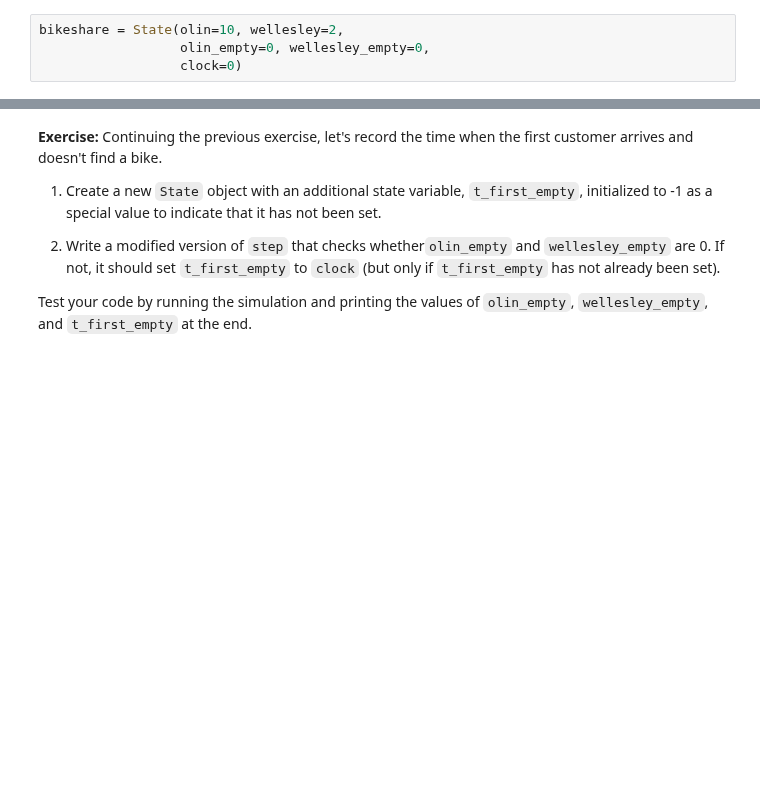
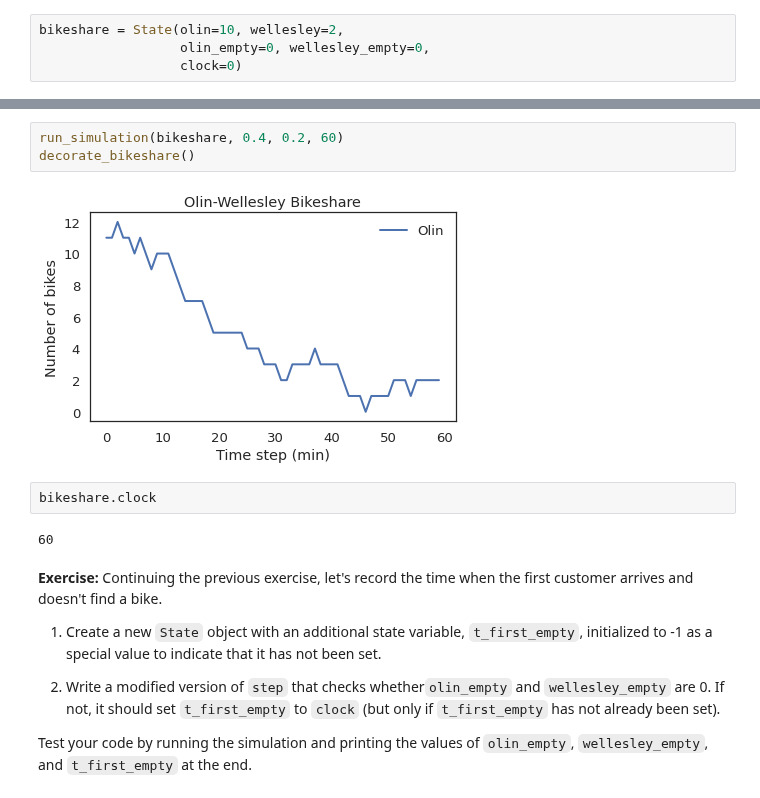
Before and after one commit to ferrysany/ModSimPy, a Jupyter notebook: colab/chap03.ipynb, the cells around one changed output, grey strips where cells are left out. Cells and saved outputs as stored; diff of their text form; blank space fills up the shorter version.

```diff
--- a/colab/chap03.ipynb
+++ b/colab/chap03.ipynb
@@ -278,3 +270,12 @@ bikeshare = State(olin=10, wellesley=2,
+# %%
+run_simulation(bikeshare, 0.4, 0.2, 60)
+decorate_bikeshare()
+# %% [output]
+[figure, added]
+# %%
+bikeshare.clock
+# %% [output]
+60
 # %% [markdown]
 **Exercise:** Continuing the previous exercise, let's record the time when the first customer arrives and doesn't find a bike.
 
```
Also changed, not shown: parts of 15 cells of this notebook.
